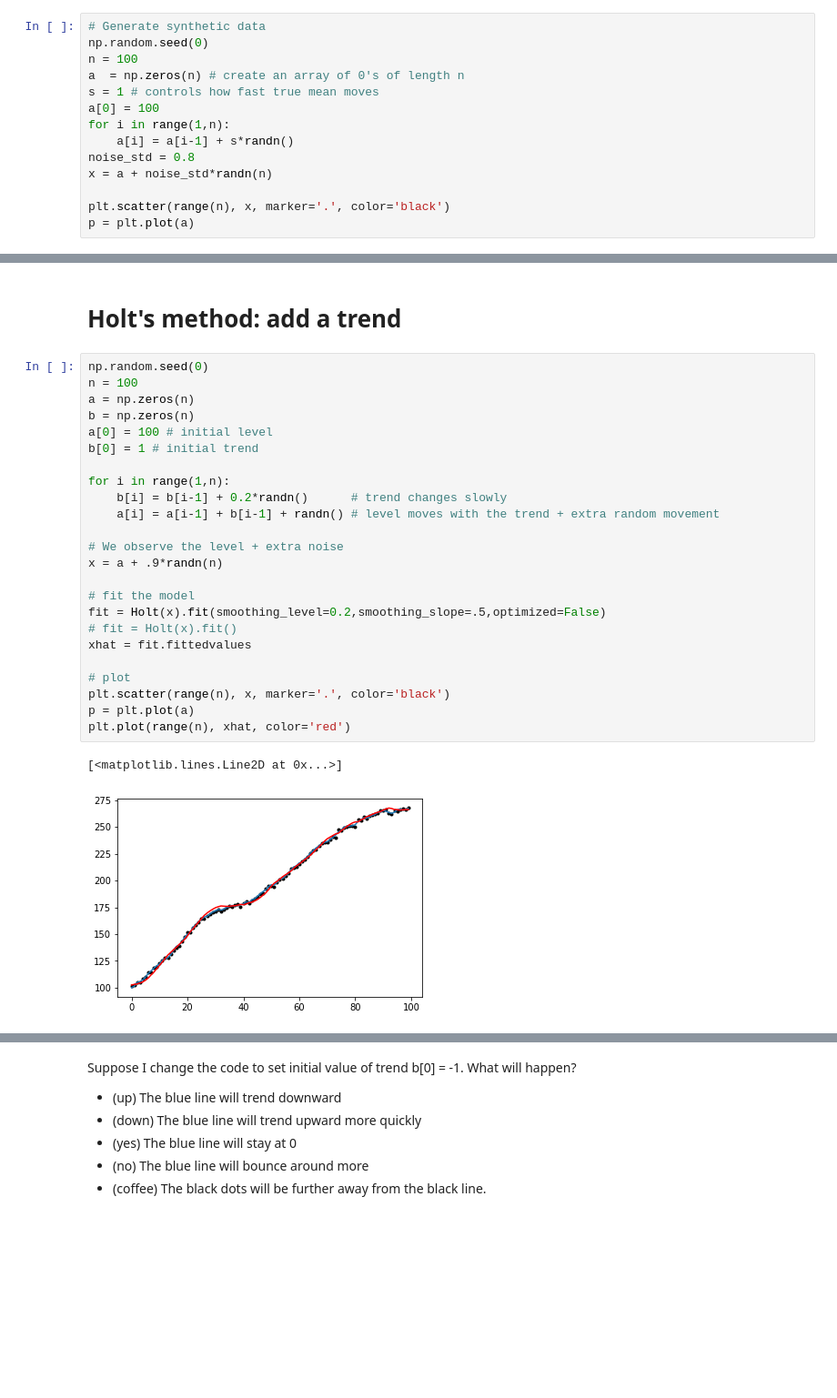
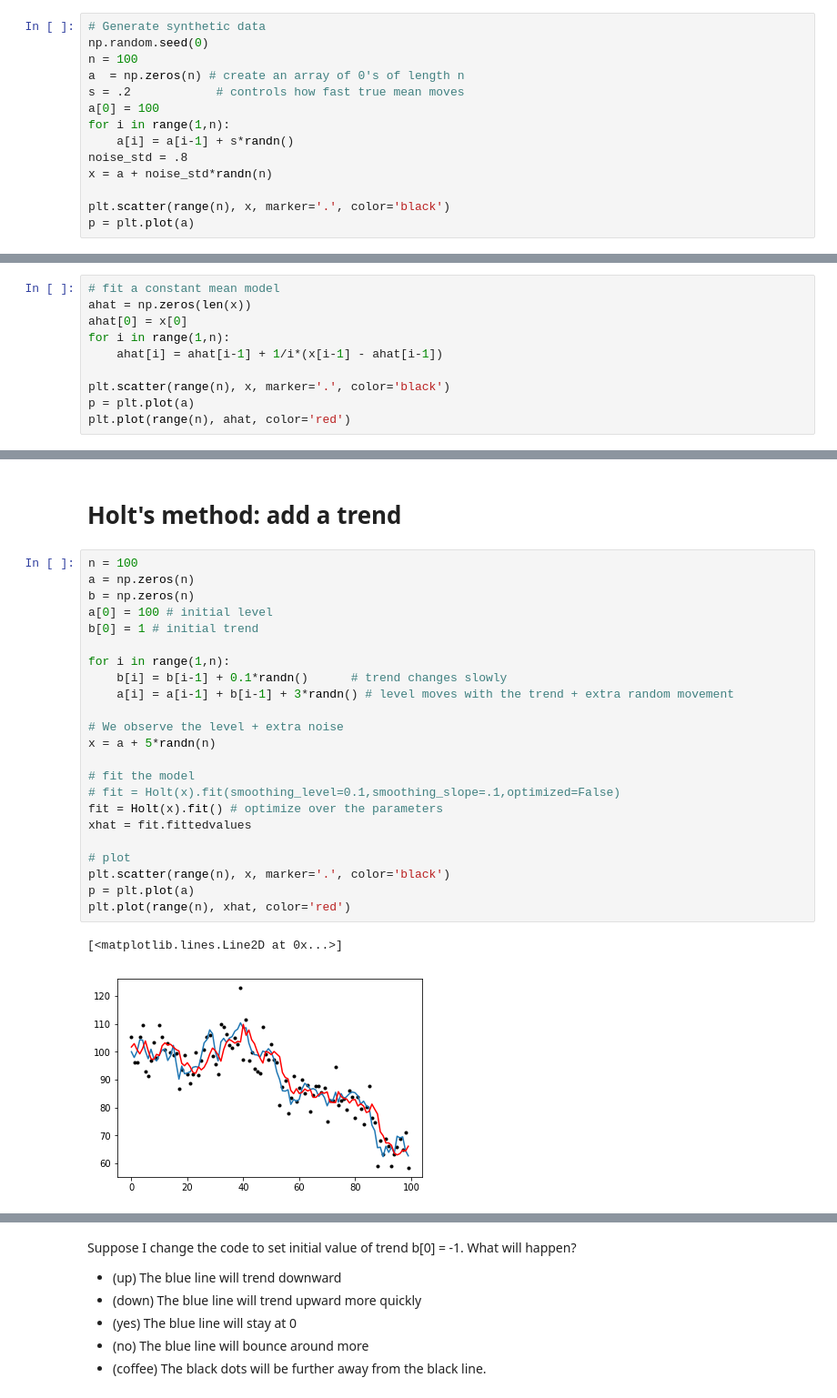
Before and after one commit to orie3120/orie3120-sp2020, a Jupyter notebook: demos/forecasting.ipynb, the cells around one changed output, grey strips where cells are left out. Shown: that part at 91% size. Drawn from its saved outputs; the diff is of its cells as text; blank space fills up the shorter version.

```diff
--- a/demos/forecasting.ipynb
+++ b/demos/forecasting.ipynb
@@ -12,11 +14,11 @@ import statsmodels.api as sm
 np.random.seed(0)
 n = 100
 a  = np.zeros(n) # create an array of 0's of length n
-s = 1 # controls how fast true mean moves
+s = .2            # controls how fast true mean moves
 a[0] = 100
 for i in range(1,n):
     a[i] = a[i-1] + s*randn()
-noise_std = 0.8
+noise_std = .8
 x = a + noise_std*randn(n)
 
 plt.scatter(range(n), x, marker='.', color='black')
@@ -25,0 +28,10 @@ p = plt.plot(a)
+# %%
+# fit a constant mean model
+ahat = np.zeros(len(x))
+ahat[0] = x[0]
+for i in range(1,n):
+    ahat[i] = ahat[i-1] + 1/i*(x[i-1] - ahat[i-1])
+
+plt.scatter(range(n), x, marker='.', color='black')
+p = plt.plot(a)
+plt.plot(range(n), ahat, color='red')
@@ -69,29 +84,28 @@ plt.plot(range(n,n+l), forecast, color='red')
 # %% [markdown]
 # Holt's method: add a trend
 # %%
-np.random.seed(0)
 n = 100
 a = np.zeros(n)
 b = np.zeros(n)
 a[0] = 100 # initial level
 b[0] = 1 # initial trend
 
 for i in range(1,n):
-    b[i] = b[i-1] + 0.2*randn()      # trend changes slowly
-    a[i] = a[i-1] + b[i-1] + randn() # level moves with the trend + extra random movement
+    b[i] = b[i-1] + 0.1*randn()      # trend changes slowly
+    a[i] = a[i-1] + b[i-1] + 3*randn() # level moves with the trend + extra random movement
 
 # We observe the level + extra noise
-x = a + .9*randn(n)
+x = a + 5*randn(n)
 
 # fit the model
-fit = Holt(x).fit(smoothing_level=0.2,smoothing_slope=.5,optimized=False)
-# fit = Holt(x).fit()
+# fit = Holt(x).fit(smoothing_level=0.1,smoothing_slope=.1,optimized=False)
+fit = Holt(x).fit() # optimize over the parameters
 xhat = fit.fittedvalues
 
 # plot
 plt.scatter(range(n), x, marker='.', color='black')
 p = plt.plot(a)
 plt.plot(range(n), xhat, color='red')
 # %% [output]
 [<matplotlib.lines.Line2D at 0x...>]
-[figure, old version]
+[figure, new version]
```
Also changed, not shown: parts of 80 cells of this notebook, 6 other files.
